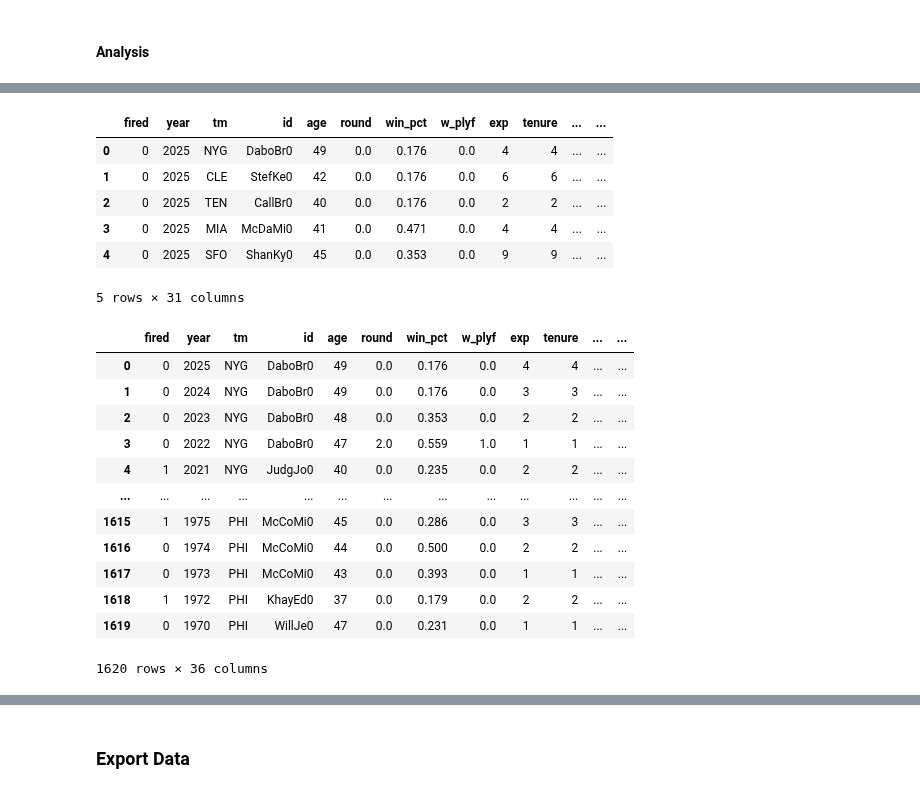
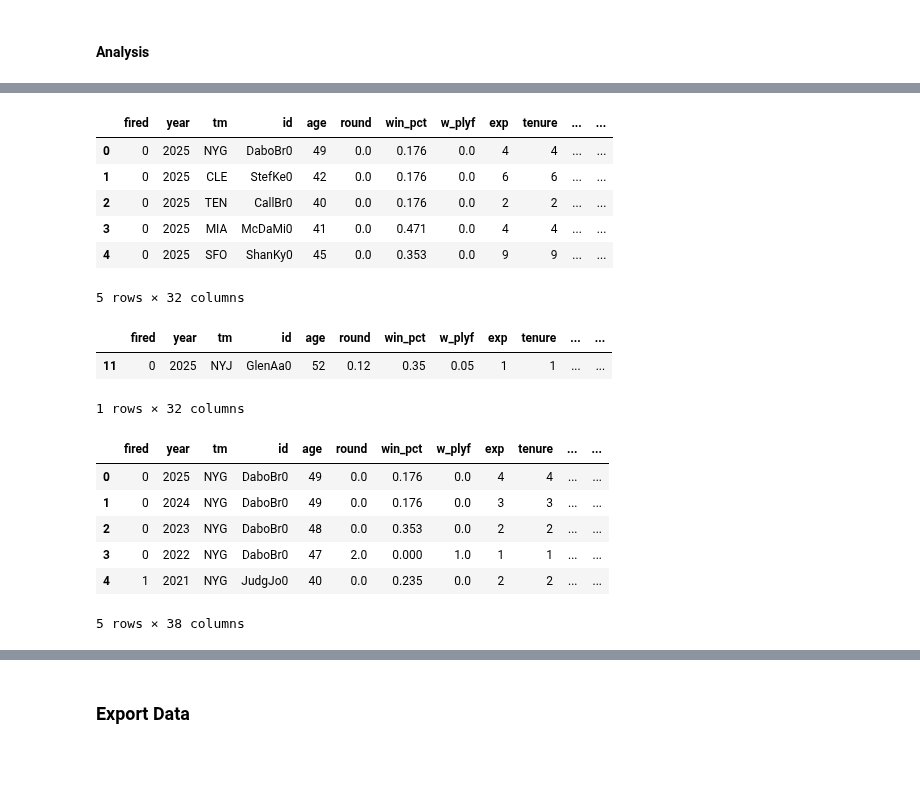
Before and after one commit to nhford/hot-seat-backend, a Jupyter notebook: hot_seat.ipynb, the cells around one changed output, grey strips where cells are left out. Drawn from its saved outputs; the diff is of its cells as text; code cells hidden in the pictures; blank space fills up the shorter version.

```diff
--- a/hot_seat.ipynb
+++ b/hot_seat.ipynb
@@ -963,4 +983,4 @@ def get_training(curr=with_race,fetch=True):
 #### Running Model
 # %%
 data = get_training(curr=with_race,fetch=False)
-data[data['Year']==2024].head(8)
+data = clean_column_names(data).head()
@@ -1155,4 +1207,4 @@ incumbents['Tenure'] += 1
 # %%
-new_coaches_labeled = pd.DataFrame(new_coach_rows)
+new_coaches_labeled = get_all_new_coaches()
 new_coaches_labeled['prob'] = new_coaches_labeled.apply(lambda row: model.predict_proba([row[FEATURE_NAMES]])[0][1],axis=1)
 new_coaches_labeled['pred'] = new_coaches_labeled['prob'].map(lambda x: 1 if x >= 0.5 else 0)
@@ -1161,9 +1217,9 @@ output = pd.concat([output_labeled,incumbents,new_coaches_labeled],ignore_index=
 # %%
-output = output.sort_values(by=['Year','prob'],ascending=[False,False]).reset_index(drop=True)
+output = pd.concat([output_labeled,incumbents,new_coaches_labeled],ignore_index=True).reset_index(drop=True)
+output = output.sort_values(by=['year','prob'],ascending=[False,False]).reset_index(drop=True)
 output['name'] = output['id'].map(names_dict)
-output['team'] = output['Tm'].map(convert_team)
-output = output.rename(columns={'Tenure (W-L)':'tenure_over_500'})
-output.columns = output.columns.map(lambda x: x.lower().replace(' ','_').replace('w-l%','win_pct'))
+output['team'] = output['tm'].map(convert_team)
+output['win_pct_proj'] = output['win_pct']
 output.head()
 # %% [output]
 |  | fired | year | tm | id | age | round | win_pct | w_plyf | exp | tenure | ... | ... |
@@ -1172,7 +1228,40 @@ output.head()
 | 2 | 0 | 2025 | TEN | CallBr0 | 40 | 0.0 | 0.176 | 0.0 | 2 | 2 | ... | ... |
 | 3 | 0 | 2025 | MIA | McDaMi0 | 41 | 0.0 | 0.471 | 0.0 | 4 | 4 | ... | ... |
 | 4 | 0 | 2025 | SFO | ShanKy0 | 45 | 0.0 | 0.353 | 0.0 | 9 | 9 | ... | ... |
-5 rows × 31 columns
+5 rows × 32 columns
+# %%
+output[output['id']=='GlenAa0']
+# %% [output]
+|  | fired | year | tm | id | age | round | win_pct | w_plyf | exp | tenure | ... | ... |
+| 11 | 0 | 2025 | NYJ | GlenAa0 | 52 | 0.12 | 0.35 | 0.05 | 1 | 1 | ... | ... |
+1 rows × 32 columns
+# %%
+# Find new coaches (tenure = 1) and their teams
+new_coaches = get_all_new_coaches()[['tm', 'year']]
+
+# Find fired coaches from 2024 and their win_pct
+fired_2024 = output[(output['year'] == 2024) & (output['fired'] == 1)][['tm', 'win_pct','delta_1yr_plyf','delta_2yr_plyf','delta_3yr_plyf','delta_1yr_win_pct','delta_2yr_win_pct','delta_3yr_win_pct']]
+fired_2024['tm'] = fired_2024['tm'].map(convert_team)
+
+# Create mapping of team to fired coach's stats
+fired_win_pcts = {
+    row['tm']: {
+        'win_pct': row['win_pct'],
+        'delta_1yr_plyf': row['delta_1yr_plyf'],
+        'delta_2yr_plyf': row['delta_2yr_plyf'],
+        'delta_3yr_plyf': row['delta_3yr_plyf'],
+        'delta_1yr_win_pct': row['delta_1yr_win_pct'],
+        'delta_2yr_win_pct': row['delta_2yr_win_pct'],
+        'delta_3yr_win_pct': row['delta_3yr_win_pct']
+    }
+    for _, row in fired_2024.iterrows()
+}
+
+# Update all delta columns for new coaches based on fired coach's stats
+new_coach_mask = output['tenure'] == 1
+for stat in ['win_pct', 'delta_1yr_plyf', 'delta_2yr_plyf', 'delta_3yr_plyf', 'delta_1yr_win_pct', 'delta_2yr_win_pct', 'delta_3yr_win_pct']:
+    output.loc[new_coach_mask, stat] = \
+        output[new_coach_mask]['tm'].map(lambda x: fired_win_pcts.get(x, {}).get(stat, 0))
 # %%
 colors = pd.read_csv('processed/team_colors.csv',index_col=0)[['team','primary','secondary']].rename(columns={'primary':'color1','secondary':'color2'})
 output = output.merge(colors,on='team')
@@ -1183,22 +1272,19 @@ for col in ['wins','losses','l_plyf']:
 # %%
 merged = output.merge(counting_stats,how='left',on=['id','year'])
 for col in ['wins','losses','l_plyf']:
     merged[col] = merged[col].fillna(0).astype(int)
-merged
+
+futures_export = pd.read_csv(FUTURES_PATH,index_col=0)
+merged['ou_line'] = merged.apply(lambda row: row['wins']-row['ou'] if row['year'] < 2025 else futures_export.loc[row['team']]['wins_exp'],axis=1)
+merged.head()
 # %% [output]
 |  | fired | year | tm | id | age | round | win_pct | w_plyf | exp | tenure | ... | ... |
 | 0 | 0 | 2025 | NYG | DaboBr0 | 49 | 0.0 | 0.176 | 0.0 | 4 | 4 | ... | ... |
 | 1 | 0 | 2024 | NYG | DaboBr0 | 49 | 0.0 | 0.176 | 0.0 | 3 | 3 | ... | ... |
 | 2 | 0 | 2023 | NYG | DaboBr0 | 48 | 0.0 | 0.353 | 0.0 | 2 | 2 | ... | ... |
-| 3 | 0 | 2022 | NYG | DaboBr0 | 47 | 2.0 | 0.559 | 1.0 | 1 | 1 | ... | ... |
+| 3 | 0 | 2022 | NYG | DaboBr0 | 47 | 2.0 | 0.000 | 1.0 | 1 | 1 | ... | ... |
 | 4 | 1 | 2021 | NYG | JudgJo0 | 40 | 0.0 | 0.235 | 0.0 | 2 | 2 | ... | ... |
-| ... | ... | ... | ... | ... | ... | ... | ... | ... | ... | ... | ... | ... |
-| 1615 | 1 | 1975 | PHI | McCoMi0 | 45 | 0.0 | 0.286 | 0.0 | 3 | 3 | ... | ... |
-| 1616 | 0 | 1974 | PHI | McCoMi0 | 44 | 0.0 | 0.500 | 0.0 | 2 | 2 | ... | ... |
-| 1617 | 0 | 1973 | PHI | McCoMi0 | 43 | 0.0 | 0.393 | 0.0 | 1 | 1 | ... | ... |
-| 1618 | 1 | 1972 | PHI | KhayEd0 | 37 | 0.0 | 0.179 | 0.0 | 2 | 2 | ... | ... |
-| 1619 | 0 | 1970 | PHI | WillJe0 | 47 | 0.0 | 0.231 | 0.0 | 1 | 1 | ... | ... |
-1620 rows × 36 columns
+5 rows × 38 columns
 # %%
 # export = output[['year','id','name','team','prob','win_pct','fired']].reset_index(drop=True)
 export = merged.sort_values(by=['year'],ascending=False).reset_index(drop=True)
```
Also changed, not shown: parts of 31 cells of this notebook.
